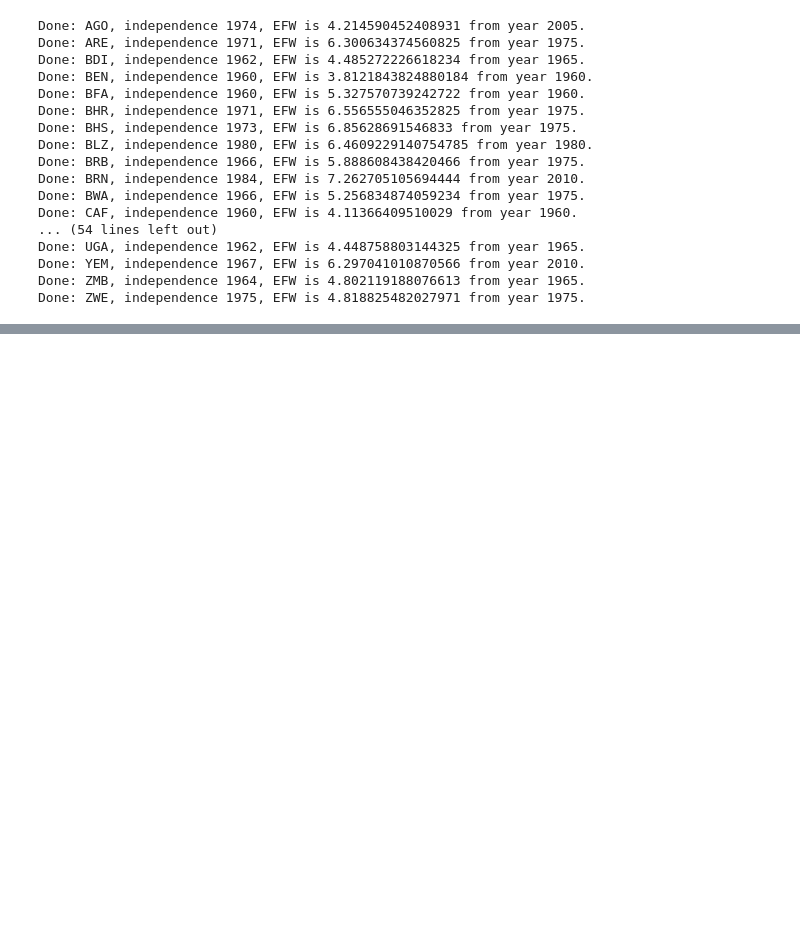
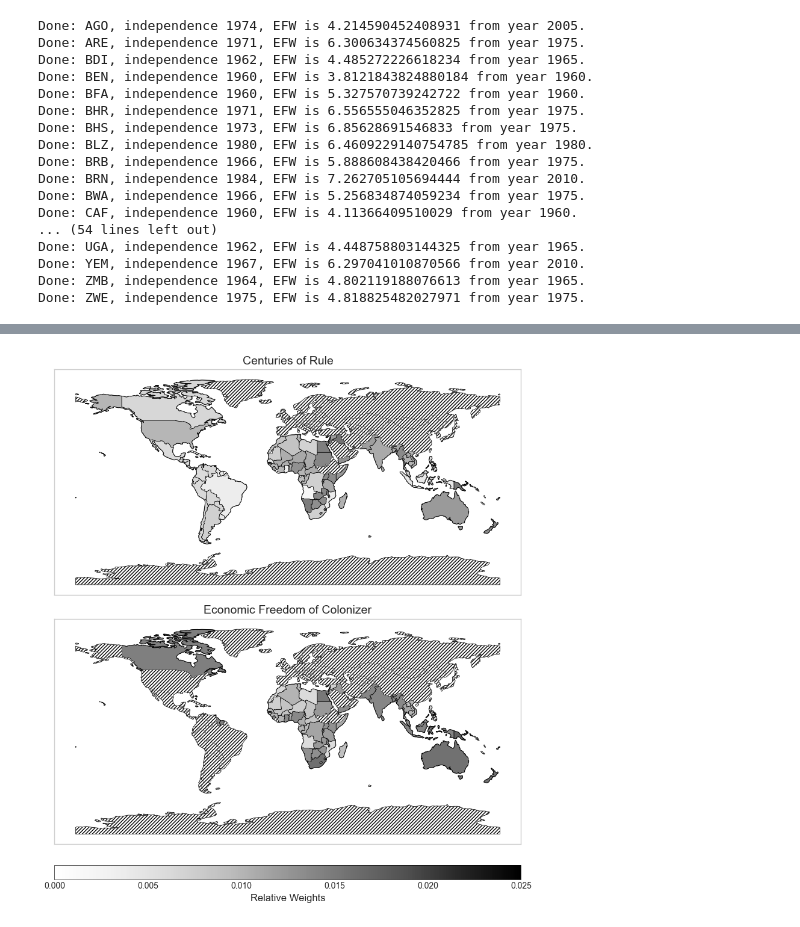
Before and after one commit to jpmvbastos/ColonialLegacy, a Jupyter notebook: Code/ColonialLegacy.ipynb, the cells around one changed output, grey strips where cells are left out. Saved outputs shown, nothing was run; the diff lists cells and outputs as text; code cells hidden in the pictures; blank space fills up the shorter version.

```diff
--- a/Code/ColonialLegacy.ipynb
+++ b/Code/ColonialLegacy.ipynb
@@ -126,0 +156,56 @@ df.to_excel('Data/colonies.xlsx', index=False)
+# %%
+merged_data = world.merge(data, how='left', left_on='iso_a3', right_on='country_code')
+
+# Create a dummy = 1 if the variable is missing, 0 otherwise
+merged_data['miss3'] = np.where(merged_data['relwt3'].isnull(), 1, 0)
+merged_data['miss4'] = np.where(merged_data['relwt4'].isnull(), 1, 0)
+# %%
+import geopandas as gpd
+import matplotlib.pyplot as plt
+from mpl_toolkits.axes_grid1 import make_axes_locatable
+
+# Create a grid of subplots
+fig, (ax1, ax2, cax) = plt.subplots(3, 1, figsize=(10, 12), gridspec_kw={'height_ratios': [1.5, 1.5, 0.01]})
+
+# Plot the first map
+world.plot(ax=ax1, color='white', edgecolor='black')
+merged_data[merged_data['miss3']==0].plot(column='relwt3', cmap='Greys', linewidth=0.5, ax=ax1, edgecolor='black', legend=False, vmin=0, vmax=0.025)
+merged_data[merged_data['miss3']==1].plot(ax=ax1, hatch='//////', color='white', linewidth=0.1, edgecolor='black')
+ax1.set_title('Economic Freedom of Colonizer', fontsize=14)
+ax1.set_xticks([])
+ax1.set_yticks([])
+
+# Plot the second map
+world.plot(ax=ax2, color='white', edgecolor='black')
+merged_data[merged_data['miss4']==0].plot(column='relwt4', cmap='Greys', linewidth=0.5, ax=ax2, edgecolor='black', legend=False, vmin=0, vmax=0.025)
+merged_data[merged_data['miss4']==1].plot(ax=ax2, hatch='//////', color='white', linewidth=0.1, edgecolor='black')
+ax2.set_title('Centuries of Rule', fontsize=14)
+ax2.set_xticks([])
+ax2.set_yticks([])
+
+# Add colorbar
+divider = make_axes_locatable(cax)
+cbar = fig.colorbar(sm2, ax=cax, orientation='horizontal', pad=0.05, cax=cax)
+cbar.set_label('Relative Weights', fontsize=12)
+cbar.outline.set_edgecolor('black')   # Set edge color of the colorbar
+cbar.outline.set_linewidth(.5)         # Set linewidth of the colorbar edge
+
+ax1.set_facecolor('white')
+ax2.set_facecolor('white')
+
+# Adjust spacing between ax1 and ax2
+#plt.subplots_adjust(hspace=-)  # Adjust the vertical space between subplots
+
+# Adjust the top of ax1 and the bottom of ax2 to reduce space between them
+ax1.set_position([ax1.get_position().x0, ax1.get_position().y0, ax1.get_position().width, 0.45])
+ax2.set_position([ax2.get_position().x0, 0.9, ax2.get_position().width, 0.45])
+
+# Adjust the position of cax to align with the subplots
+cax.set_position([cax.get_position().x0, 0.575, cax.get_position().width, 0.02])
+
+plt.show()
+
+# Export as EPS file
+fig.savefig('/Users/jpmvbastos/Documents/GitHub/ColonialLegacy/Results/Relative Weights.png', format='png', dpi=500)
+# %% [output]
+[figure, added]
```
Also changed, not shown: parts of 3 cells of this notebook, 1 other file.
